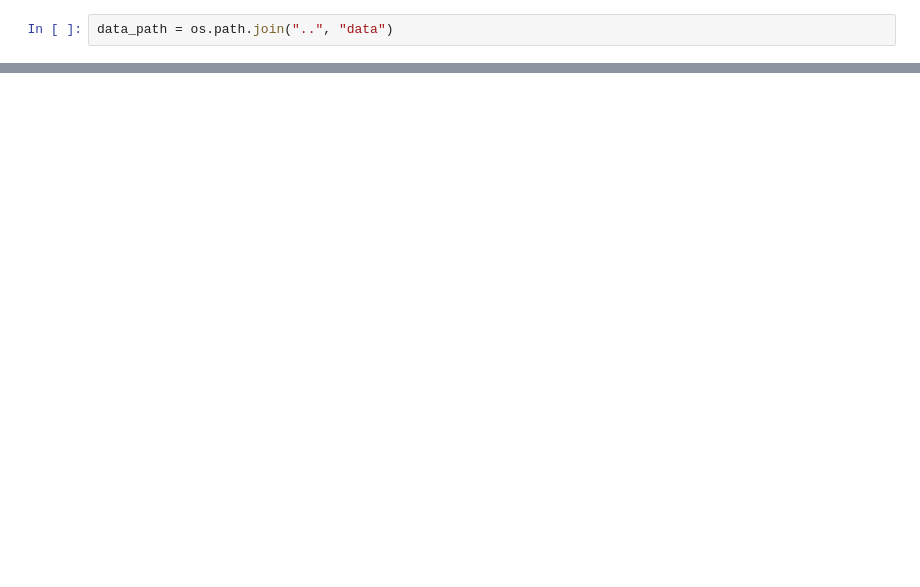
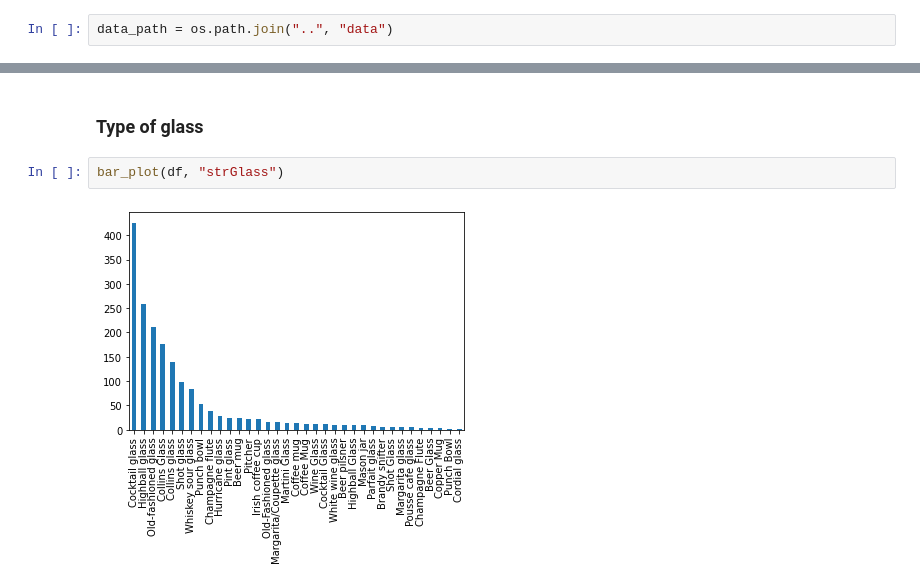
Before and after one commit to EjbejaranosAI/SEL_PW3, a Jupyter notebook: source/experimental.ipynb, the cells around one changed output, grey strips where cells are left out. Cells and saved outputs as stored; diff of their text form; blank space fills up the shorter version.

```diff
--- a/source/experimental.ipynb
+++ b/source/experimental.ipynb
@@ -130,0 +37,6 @@ pprint(ingredient_set)
+# %% [markdown]
+### Type of glass
+# %%
+bar_plot(df, "strGlass")
+# %% [output]
+[figure, added]
```
Also changed, not shown: parts of 29 cells of this notebook, 3 other files.
